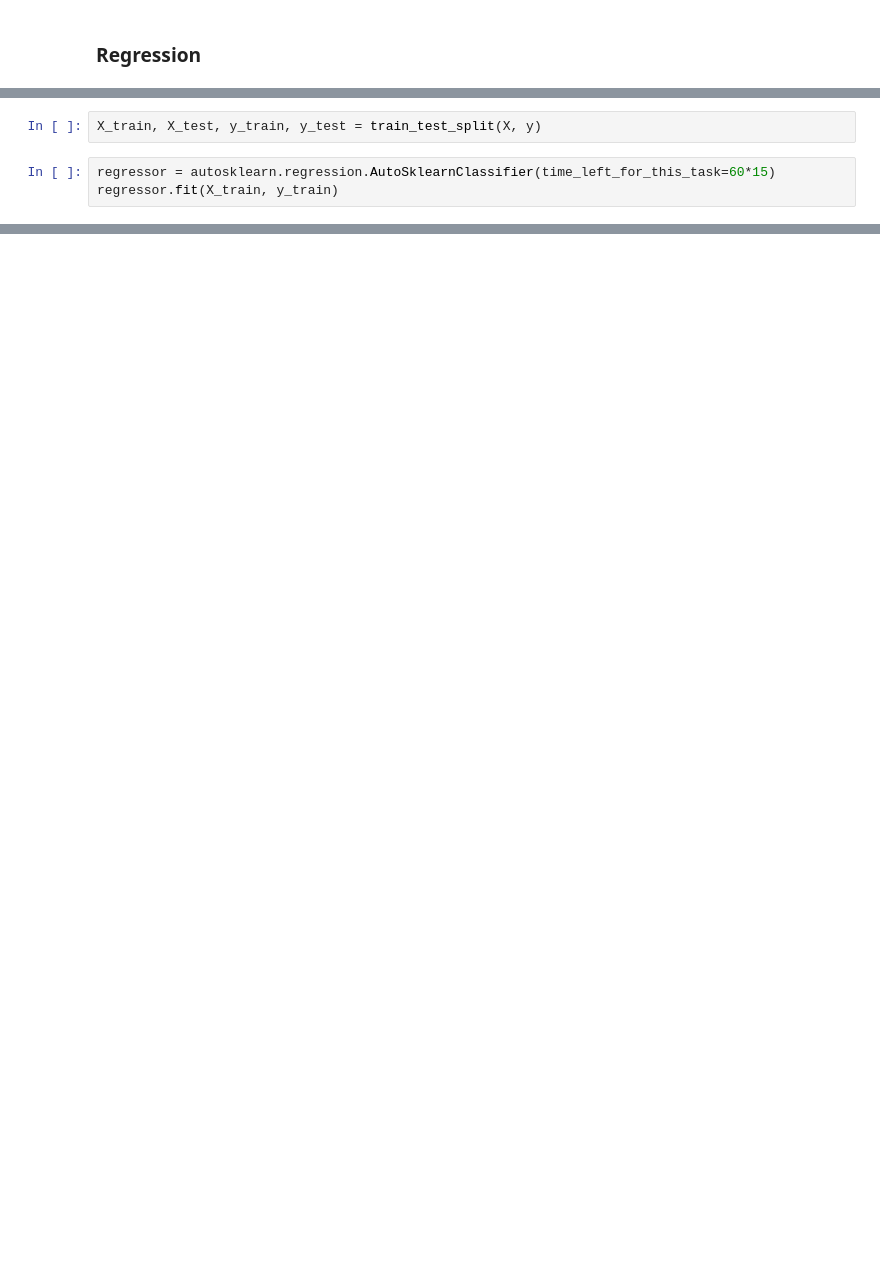
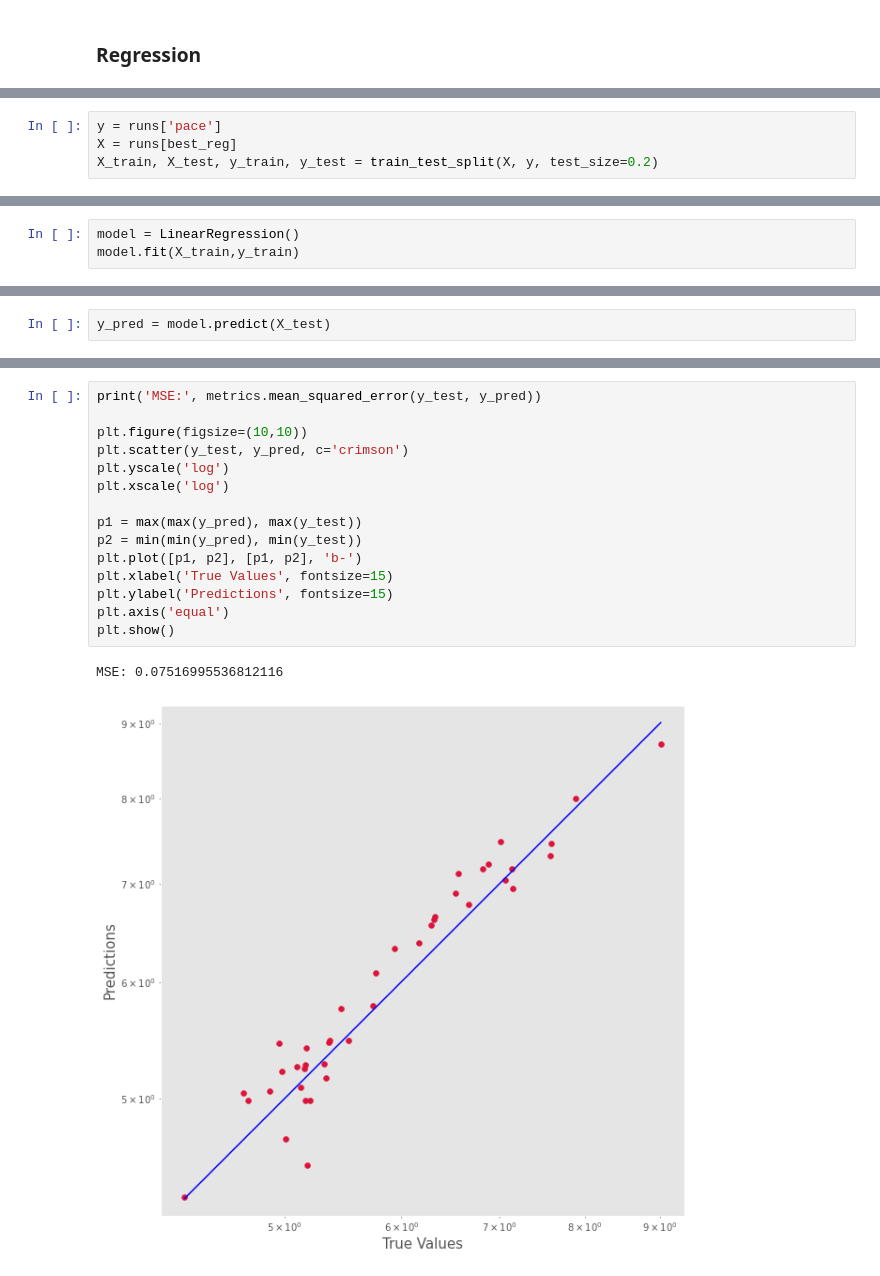
Before and after one commit to Lucs1590/strava-analysis, a Jupyter notebook: strava_analysis.ipynb, the cells around one changed output, grey strips where cells are left out. Cells and saved outputs as stored; diff of their text form; blank space fills up the shorter version.

Commit message:
feat: add regression and feature selection

```diff
--- a/strava_analysis.ipynb
+++ b/strava_analysis.ipynb
@@ -697,5 +846,4 @@ X = runs.drop('pace',1)
 # %%
-X_train, X_test, y_train, y_test = train_test_split(X, y)
+y = runs['pace']
+X = runs[best_reg]
+X_train, X_test, y_train, y_test = train_test_split(X, y, test_size=0.2)
-# %%
-regressor = autosklearn.regression.AutoSklearnClassifier(time_left_for_this_task=60*15)
-regressor.fit(X_train, y_train)
@@ -708,0 +850,3 @@ predictions
+# %%
+model = LinearRegression()
+model.fit(X_train,y_train)
@@ -708,0 +879,2 @@ predictions
+# %%
+y_pred = model.predict(X_test)
@@ -708,0 +916,18 @@ predictions
+# %%
+print('MSE:', metrics.mean_squared_error(y_test, y_pred))
+
+plt.figure(figsize=(10,10))
+plt.scatter(y_test, y_pred, c='crimson')
+plt.yscale('log')
+plt.xscale('log')
+
+p1 = max(max(y_pred), max(y_test))
+p2 = min(min(y_pred), min(y_test))
+plt.plot([p1, p2], [p1, p2], 'b-')
+plt.xlabel('True Values', fontsize=15)
+plt.ylabel('Predictions', fontsize=15)
+plt.axis('equal')
+plt.show()
+# %% [output]
+MSE: 0.07516995536812116
+[figure, added]
```
Also changed, not shown: parts of 36 cells of this notebook.
